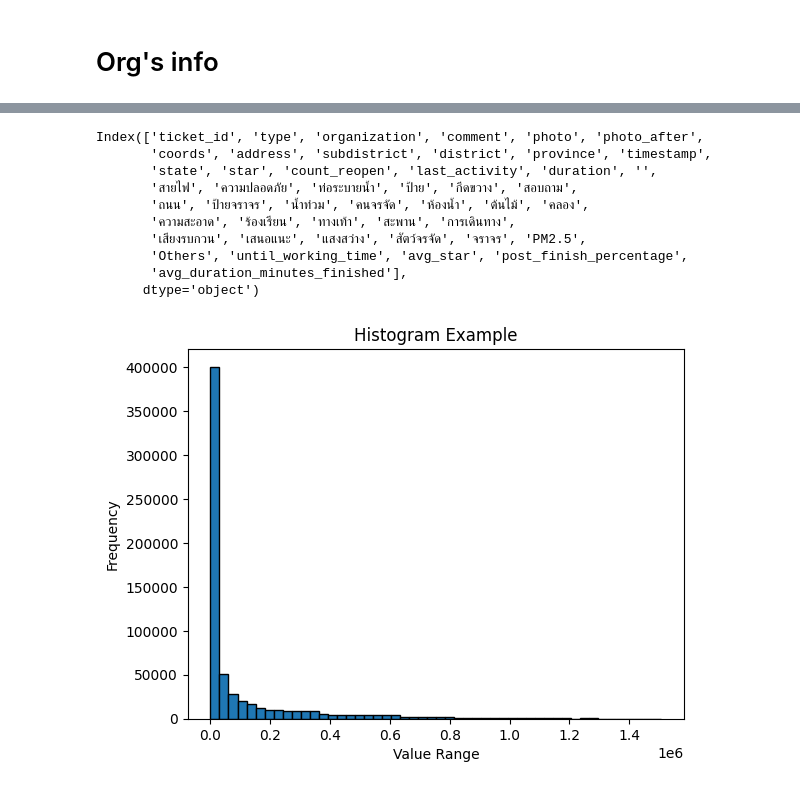
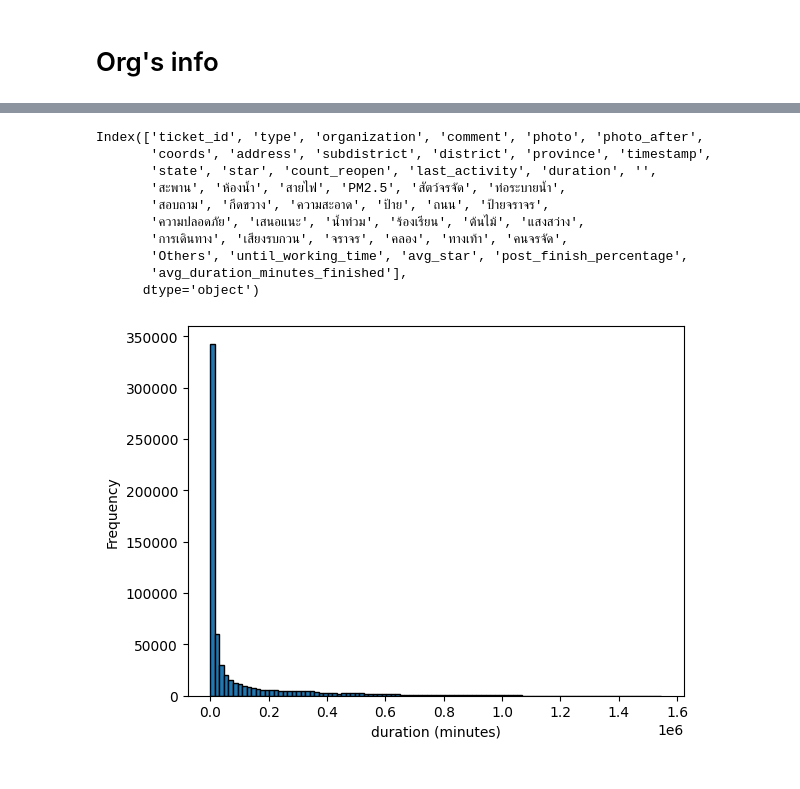
Before and after one commit to CP-RektMart/traffy-sunglui, a Jupyter notebook: ML/data_prep.ipynb, the cells around one changed output, grey strips where cells are left out. Cells and saved outputs as stored; diff of their text form; code cells hidden in the pictures.

```diff
--- a/ML/data_prep.ipynb
+++ b/ML/data_prep.ipynb
@@ -34,7 +34,7 @@ finished_df = df[df['state'] == 'เสร็จสิ้น']
 filtered_df = finished_df.dropna(axis=0, how='any', subset=['timestamp', 'last_activity'])
 # %%
 def toDate(serie):
-    return pd.to_datetime(serie, format='ISO8601').dt.tz_localize(None)
+    return pd.to_datetime(serie, format='ISO8601').dt.tz_localize(None) + timedelta(hours=7)
 
 filtered_df['timestamp'] = toDate(filtered_df['timestamp'])
 filtered_df['last_activity'] = toDate(filtered_df['last_activity'])
@@ -216,27 +216,29 @@ filtered_df.columns
 Index(['ticket_id', 'type', 'organization', 'comment', 'photo', 'photo_after',
        'coords', 'address', 'subdistrict', 'district', 'province', 'timestamp',
        'state', 'star', 'count_reopen', 'last_activity', 'duration', '',
-       'สายไฟ', 'ความปลอดภัย', 'ท่อระบายน้ำ', 'ป้าย', 'กีดขวาง', 'สอบถาม',
-       'ถนน', 'ป้ายจราจร', 'น้ำท่วม', 'คนจรจัด', 'ห้องน้ำ', 'ต้นไม้', 'คลอง',
-       'ความสะอาด', 'ร้องเรียน', 'ทางเท้า', 'สะพาน', 'การเดินทาง',
-       'เสียงรบกวน', 'เสนอแนะ', 'แสงสว่าง', 'สัตว์จรจัด', 'จราจร', 'PM2.5',
+       'สะพาน', 'ห้องน้ำ', 'สายไฟ', 'PM2.5', 'สัตว์จรจัด', 'ท่อระบายน้ำ',
+       'สอบถาม', 'กีดขวาง', 'ความสะอาด', 'ป้าย', 'ถนน', 'ป้ายจราจร',
+       'ความปลอดภัย', 'เสนอแนะ', 'น้ำท่วม', 'ร้องเรียน', 'ต้นไม้', 'แสงสว่าง',
+       'การเดินทาง', 'เสียงรบกวน', 'จราจร', 'คลอง', 'ทางเท้า', 'คนจรจัด',
        'Others', 'until_working_time', 'avg_star', 'post_finish_percentage',
        'avg_duration_minutes_finished'],
       dtype='object')
+# %%
+def plot_bin(s, bins = 100):
+    s.plot(kind='hist', bins=bins, edgecolor='black')
+
+    # Add labels and title
+    plt.xlabel('duration (minutes)')
+    plt.ylabel('Frequency')
+
+    # Show plot
+    plt.show()
 # %%
 s = filtered_df['duration']
 threshold = s.quantile(1)
 s_trimmed = s[s < threshold]
 
-s_trimmed.plot(kind='hist', bins=50, edgecolor='black')
-
-# Add labels and title
-plt.xlabel('Value Range')
-plt.ylabel('Frequency')
-plt.title('Histogram Example')
-
-# Show plot
-plt.show()
+plot_bin(s)
 # %% [output]
-[figure, old version]
+[figure, new version]
 # %%
```
Also changed, not shown: parts of 14 cells of this notebook, 1 other file.
